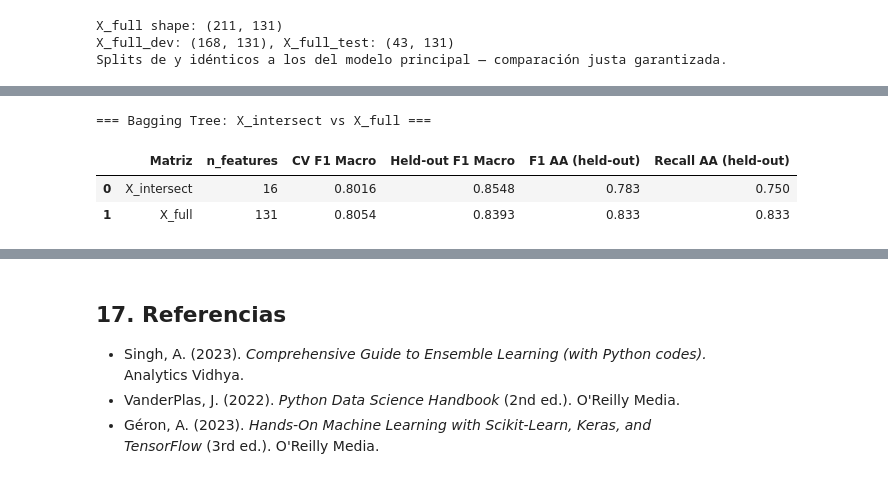
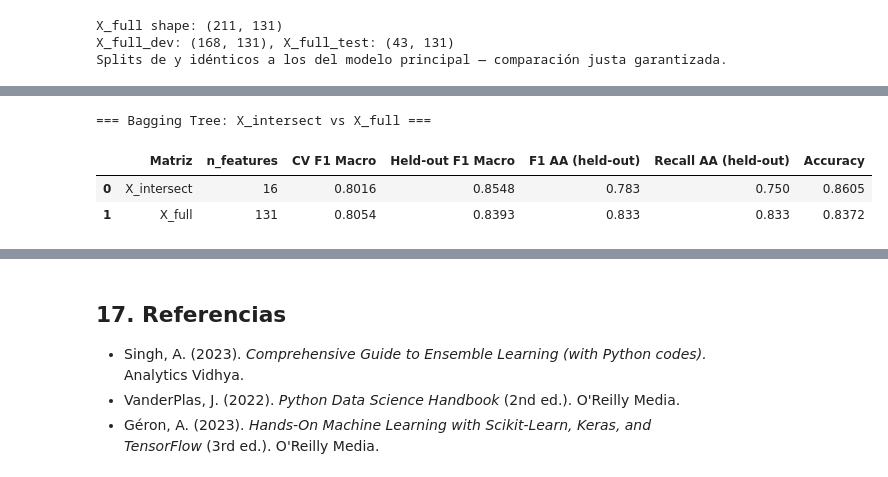
Before and after one commit to A01795919/proyecto_integrador_equipo-22, a Jupyter notebook: notebooks/Avance5_Equipo22.ipynb, the cells around one changed output, grey strips where cells are left out. Cells and saved outputs as stored; diff of their text form; code cells hidden in the pictures.

```diff
--- a/notebooks/Avance5_Equipo22.ipynb
+++ b/notebooks/Avance5_Equipo22.ipynb
@@ -624,8 +624,10 @@ La tabla integra el mejor modelo individual de la fase previa y los modelos de e
 # Tabla comparativa final
 # ============================================================
 
-# Mejor modelo individual de la fase previa
-best_individual_row = individual_results_df.head(1).copy()
+# Mejor modelo individual de la fase previa // Nuevos ajustes basado en el feedback de la Dra. Grettel en avance 5
+best_individual_row = individual_results_df[
+    individual_results_df["Model"] == "Decision Tree"
+].copy()
 
 comparison_df = pd.concat(
     [best_individual_row, homogeneous_results_df, heterogeneous_results_df],
@@ -1258,33 +1260,37 @@ xint_ho_recall_AA = recall_score(y_test, y_test_pred, labels=['AA'], average='ma
 # Métricas para X_full
 xfull_cv_f1 = scores_xfull['test_f1_macro'].mean()
 xfull_train_f1 = scores_xfull['train_f1_macro'].mean()
 xfull_ho_f1 = f1_score(y_full_test, y_xfull_pred, average='macro')
 xfull_ho_f1_AA = f1_score(y_full_test, y_xfull_pred, labels=['AA'], average='macro', zero_division=0)
 xfull_ho_recall_AA = recall_score(y_full_test, y_xfull_pred, labels=['AA'], average='macro', zero_division=0)
+xint_ho_acc = accuracy_score(y_test, y_test_pred)
+xfull_ho_acc = accuracy_score(y_full_test, y_xfull_pred)
 
 xfull_comparison = pd.DataFrame([
     {
         'Matriz': 'X_intersect',
         'n_features': X.shape[1],
         'CV F1 Macro': round(xint_cv_f1, 4),
         'Held-out F1 Macro': round(xint_ho_f1, 4),
         'F1 AA (held-out)': round(xint_ho_f1_AA, 3),
         'Recall AA (held-out)': round(xint_ho_recall_AA, 3),
+        'Accuracy': round(xint_ho_acc, 4)
     },
     {
         'Matriz': 'X_full',
         'n_features': X_full.shape[1],
         'CV F1 Macro': round(xfull_cv_f1, 4),
         'Held-out F1 Macro': round(xfull_ho_f1, 4),
         'F1 AA (held-out)': round(xfull_ho_f1_AA, 3),
         'Recall AA (held-out)': round(xfull_ho_recall_AA, 3),
+        'Accuracy': round(xfull_ho_acc, 4)
     },
 ])
 
 print('=== Bagging Tree: X_intersect vs X_full ===')
 display(xfull_comparison)
 # %% [output]
 === Bagging Tree: X_intersect vs X_full ===
-|  | Matriz | n_features | CV F1 Macro | Held-out F1 Macro | F1 AA (held-out) | Recall AA (held-out) |
-| 0 | X_intersect | 16 | 0.8016 | 0.8548 | 0.783 | 0.750 |
-| 1 | X_full | 131 | 0.8054 | 0.8393 | 0.833 | 0.833 |
+|  | Matriz | n_features | CV F1 Macro | Held-out F1 Macro | F1 AA (held-out) | Recall AA (held-out) | Accuracy |
+| 0 | X_intersect | 16 | 0.8016 | 0.8548 | 0.783 | 0.750 | 0.8605 |
+| 1 | X_full | 131 | 0.8054 | 0.8393 | 0.833 | 0.833 | 0.8372 |
```
Also changed, not shown: parts of 9 cells of this notebook.
